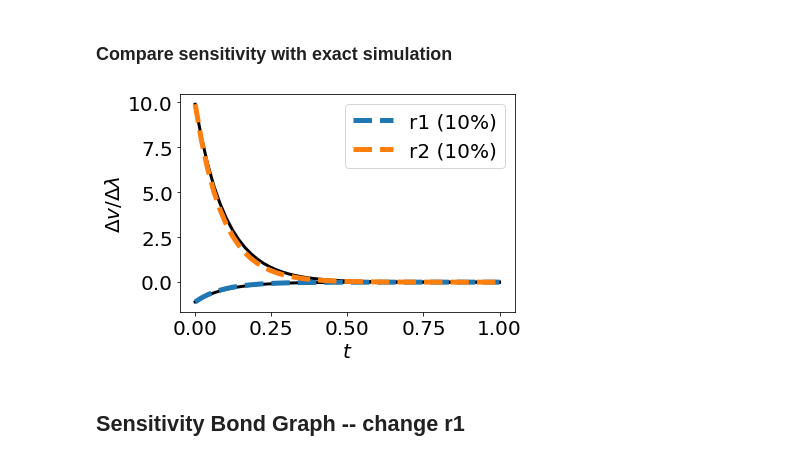
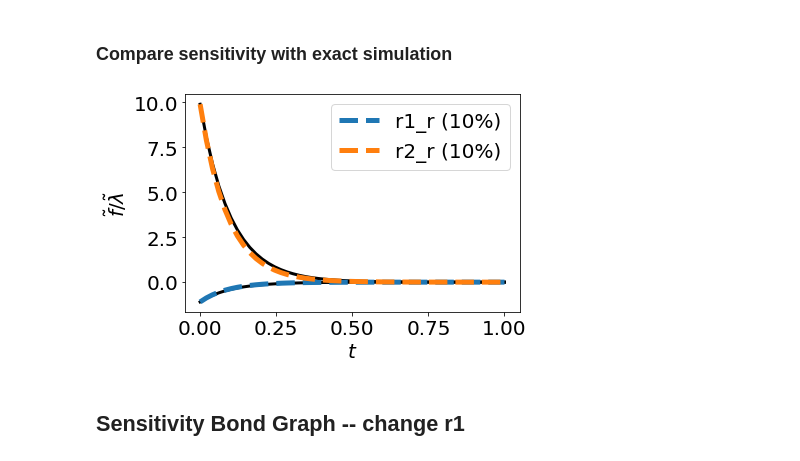
Before and after one commit to gawthrop/Sensitivity23, a Jupyter notebook: Sensitivity.ipynb, the cells around one changed output. Cells and saved outputs as stored; diff of their text form; code cells hidden in the pictures.

```diff
--- a/Sensitivity.ipynb
+++ b/Sensitivity.ipynb
@@ -285,7 +288,7 @@ def plotSensitivity(dat,reactions=['r1','r2'],plotSim=True,name=None,grid=False)
         plt.grid()
     plt.legend()
     plt.xlabel(r'$t$')
-    plt.ylabel(r'$\Delta {v}/\Delta{\lambda}$')
+    plt.ylabel(r'$\tilde{f}/\tilde{\lambda}$')
 #     plt.tight_layout()
 # %%
 def plotLines(lw=4,ls='dotted'):
@@ -688,8 +689,8 @@ X_A_0 = 2
 parameter = {}
 parameter['K_A'] = 1
 parameter['K_B_A'] = 1
-parameter['kappa_r1'] = 1
-parameter['kappa_r2'] = 9
+parameter['kappa_r1_r'] = 1
+parameter['kappa_r2_r'] = 9
 print(parameter)
 
 ## Initial states
@@ -781,7 +782,7 @@ DC gain:
 # %%
 ## Extract sensitivity system
 inp = ['B_sA']
-outp = ['r1','r2']
+outp = ['r1_r','r2_r']
 sys = extractSubsystem(Sys,sc,sf,inp,outp)
 # %%
 ## Show transfer function
@@ -820,9 +821,9 @@ dat = st.sim(s,sc=sc,t=t,parameter=parameter1,X0=X_ss,quiet=quiet)
 y_lin = linStep(sc,sys,T=t)
 # %%
 ## Plot
-plotSensitivity(dat,)
+plotSensitivity(dat,reactions=outp)
 # %% [output]
-[figure, old version]
+[figure, new version]
 # %% [markdown]
 
 ## Sensitivity Bond Graph -- change r1
```
Also changed, not shown: parts of 32 cells of this notebook, 3 other files.
